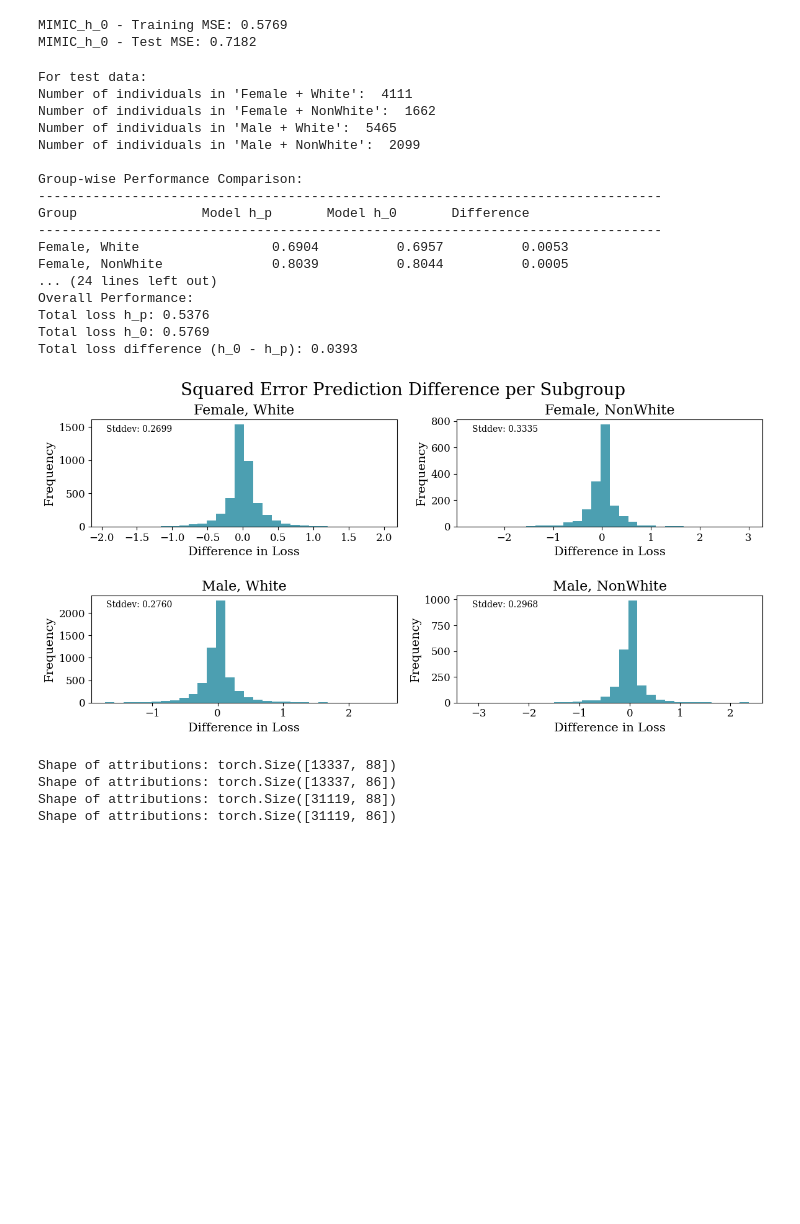
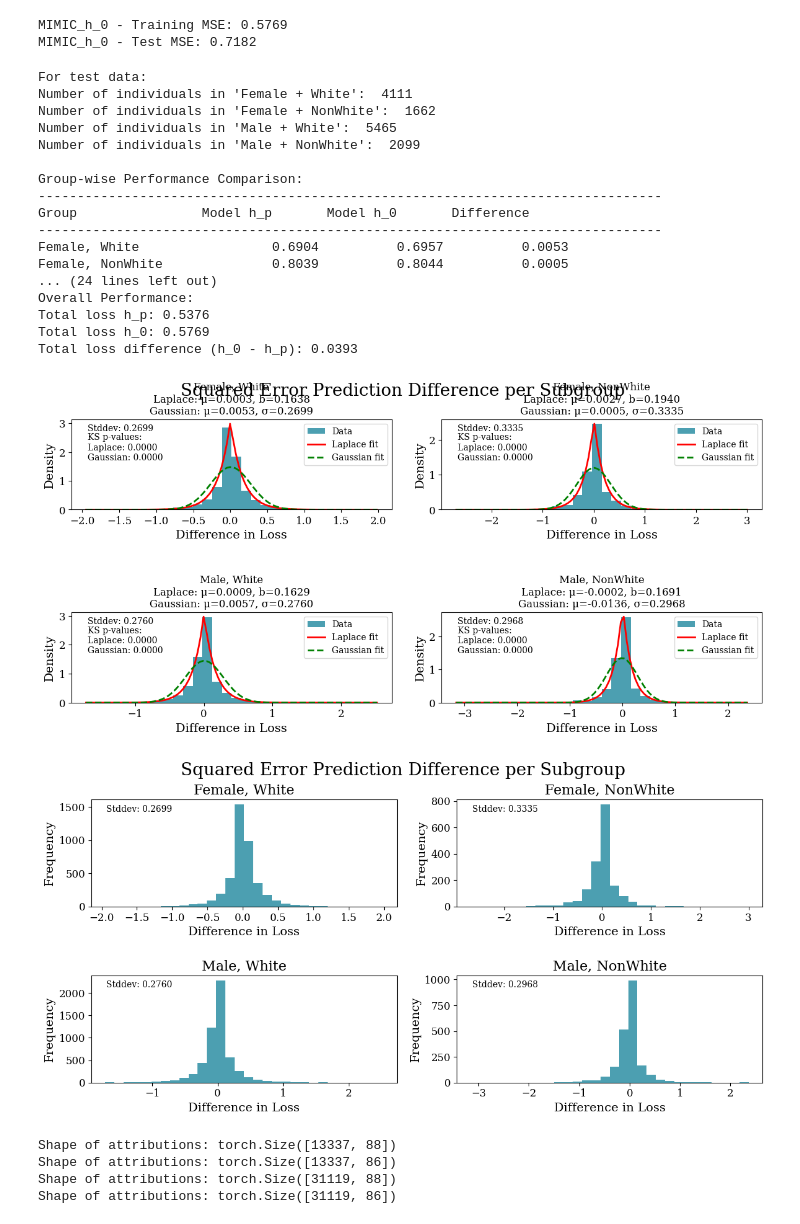
Before and after one commit to geometric-intelligence/bop, a Jupyter notebook: bop/MIMIC_Regression.ipynb, the cells around one changed output. Drawn from its saved outputs; the diff is of its cells as text; code cells hidden in the pictures; blank space fills up the shorter version.

Commit message:
adding distribution plots

```diff
--- a/bop/MIMIC_Regression.ipynb
+++ b/bop/MIMIC_Regression.ipynb
@@ -711,34 +792,40 @@ print("Number of individuals in 'Male + NonWhite': ", (filters_train['Male, NonW
 
 # True labels for training data
 y_train_hp = y_train
 y_train_h0 = y_train
 
 # Compare models for training data
+import numpy as np
+import matplotlib.pyplot as plt
+import scipy.stats as stats
+
 group_losses_hp_train, group_losses_h0_train = compare_models_by_gender_race_filters(
     y_preds_hp_train, y_preds_h0_train, X_train_hp, y_train_hp, y_train_h0, squared_error, comprehensiveness=False
 )
 
 # Step 4: Plot loss difference histograms for model predictions using mean squared error
+plot_loss_difference_histogram_with_distributions(y_preds_h0, y_preds_hp, X_test_hp, y_test_h0, y_test_hp, squared_error, "Prediction")
 plot_loss_difference_histogram(y_preds_h0, y_preds_hp, X_test_hp, y_test_h0, y_test_hp, squared_error, "Prediction")
 # %% [output]
 For test data:
 Number of individuals in 'Female + White':  4111
 Number of individuals in 'Female + NonWhite':  1662
 Number of individuals in 'Male + White':  5465
 Number of individuals in 'Male + NonWhite':  2099
 
 Group-wise Performance Comparison:
 --------------------------------------------------------------------------------
 Group                Model h_p       Model h_0       Difference
 --------------------------------------------------------------------------------
 Female, White                 0.6904          0.6957          0.0053
 Female, NonWhite              0.8039          0.8044          0.0005
 ... (24 lines left out)
 Overall Performance:
 Total loss h_p: 0.5376
 Total loss h_0: 0.5769
 Total loss difference (h_0 - h_p): 0.0393
-[figure, old version]
+[figure, new version]
+[figure, added]
 # %%
 # Step 5: Generate explanations with Integrated Gradients for test and training data
 attributions_hp, _ = explain_with_ig(model_hp, X_test_hp)
```
Also changed, not shown: parts of 2 cells of this notebook.
